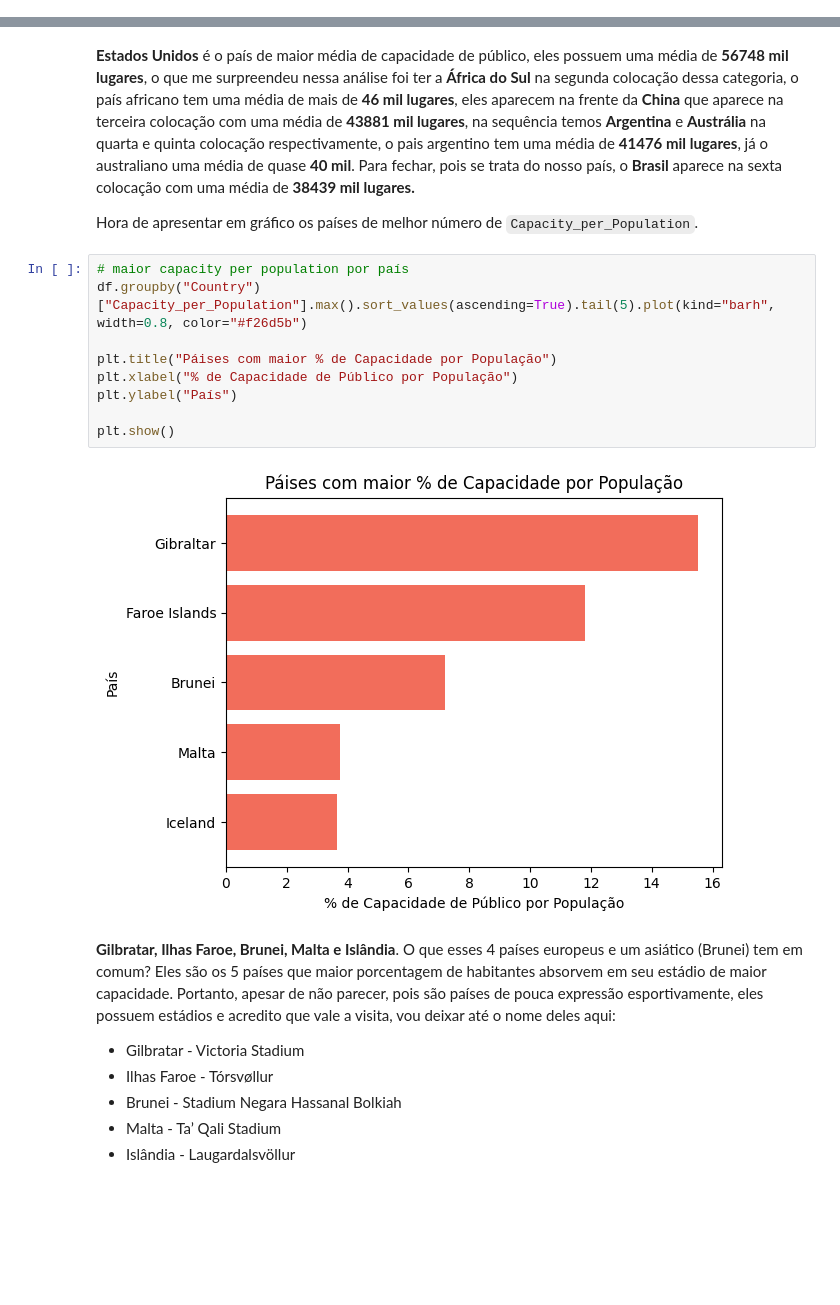
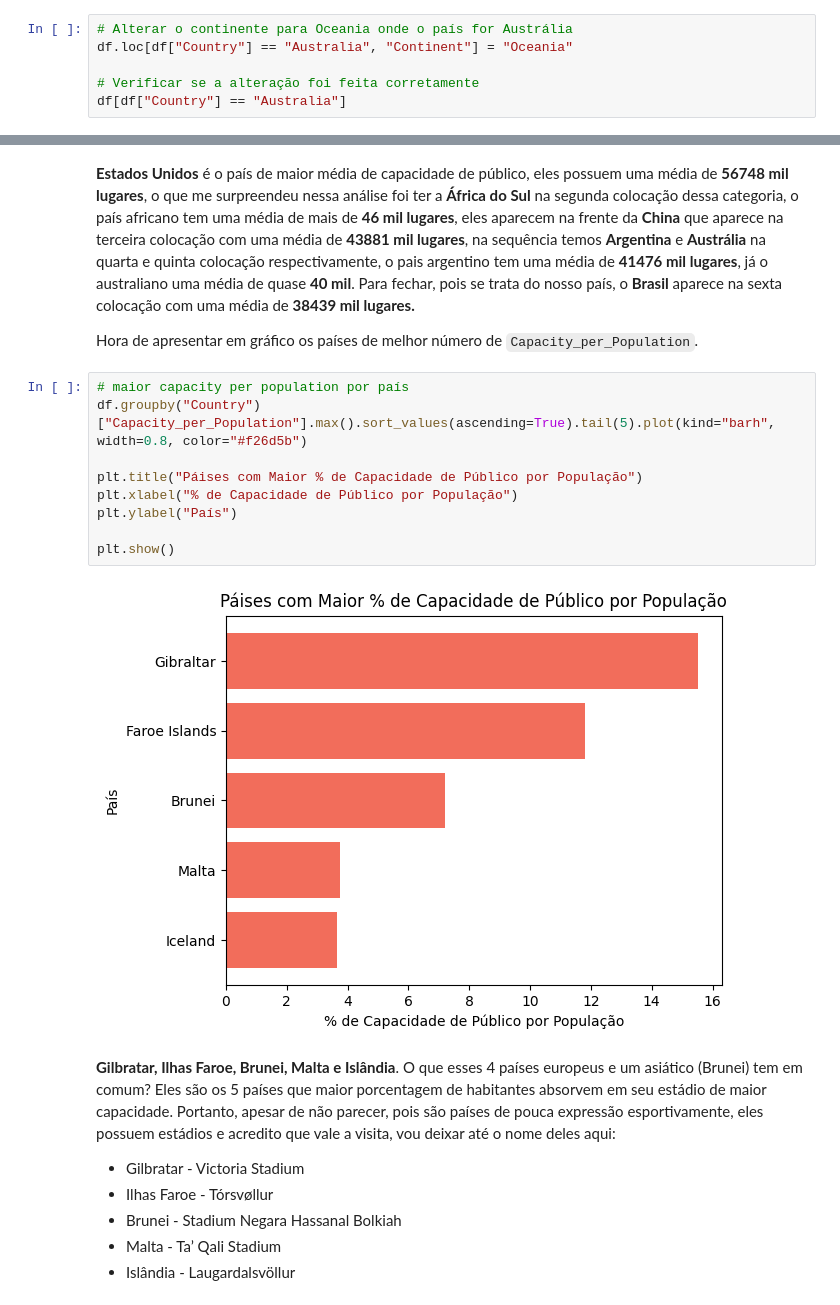
Before and after one commit to ericfruchi/Portfolio, a Jupyter notebook: Análise_de_Dados_Estádios_pelo_Mundo.ipynb, the cells around one changed output, grey strips where cells are left out. Saved outputs shown, nothing was run; the diff lists cells and outputs as text; blank space fills up the shorter version.

```diff
--- a/Análise_de_Dados_Estádios_pelo_Mundo.ipynb
+++ b/Análise_de_Dados_Estádios_pelo_Mundo.ipynb
@@ -236,0 +264,6 @@ Como podemos ver, a coluna `Continent` foi criada. Mas por qual motivo para cria
+# %%
+# Alterar o continente para Oceania onde o país for Austrália
+df.loc[df["Country"] == "Australia", "Continent"] = "Oceania"
+
+# Verificar se a alteração foi feita corretamente
+df[df["Country"] == "Australia"]
@@ -797,14 +881,14 @@ Hora de apresentar em gráfico os países de melhor número de `Capacity_per_Pop
 # %%
 # maior capacity per population por país
 df.groupby("Country")["Capacity_per_Population"].max().sort_values(ascending=True).tail(5).plot(kind="barh", width=0.8, color="#f26d5b")
 
-plt.title("Páises com maior % de Capacidade por População")
+plt.title("Páises com Maior % de Capacidade de Público por População")
 plt.xlabel("% de Capacidade de Público por População")
 plt.ylabel("País")
 
 plt.show()
 # %% [output]
-[figure, old version]
+[figure, new version]
 # %% [markdown]
 **Gilbratar, Ilhas Faroe, Brunei, Malta e Islândia**. O que esses 4 países europeus e um asiático (Brunei) tem em comum? Eles são os 5 países que maior porcentagem de habitantes absorvem em seu estádio de maior capacidade. Portanto, apesar de não parecer, pois são países de pouca  expressão esportivamente, eles possuem estádios e acredito que vale a visita, vou deixar até o nome deles aqui:
 
```
Also changed, not shown: parts of 32 cells of this notebook.
